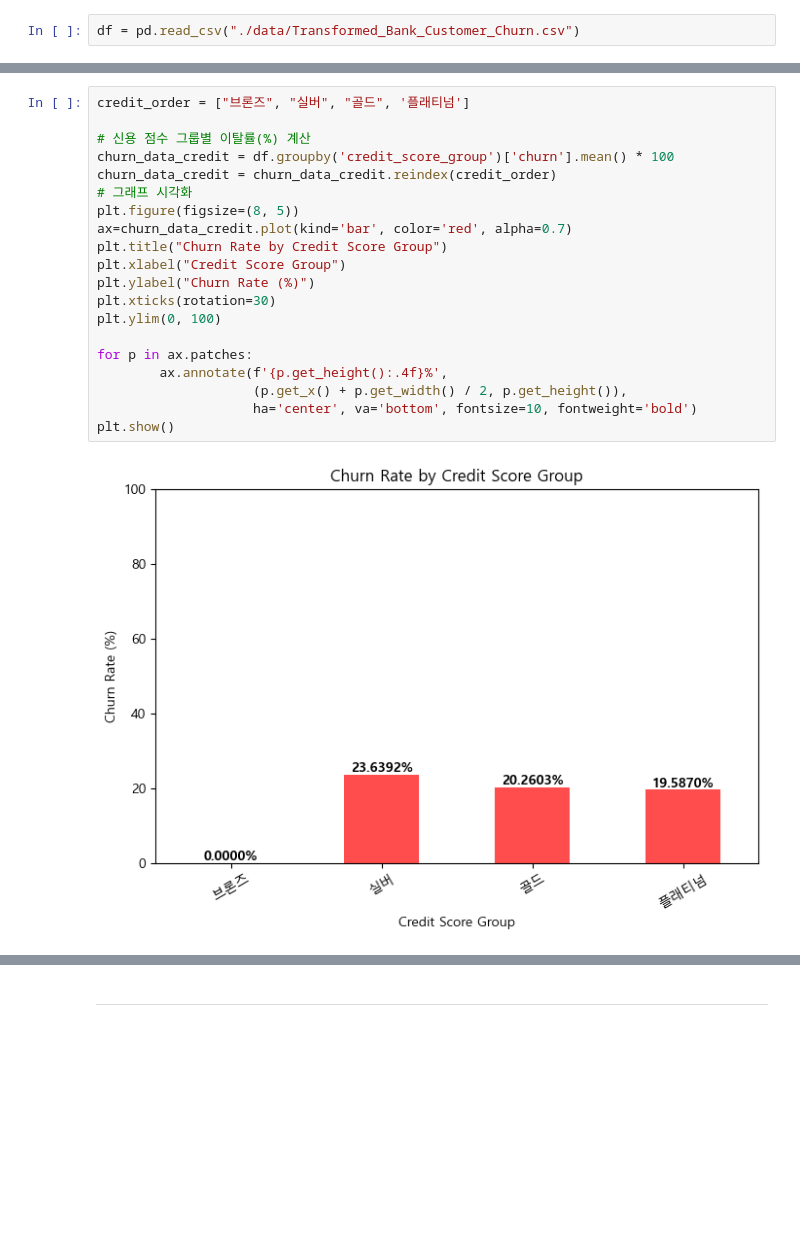
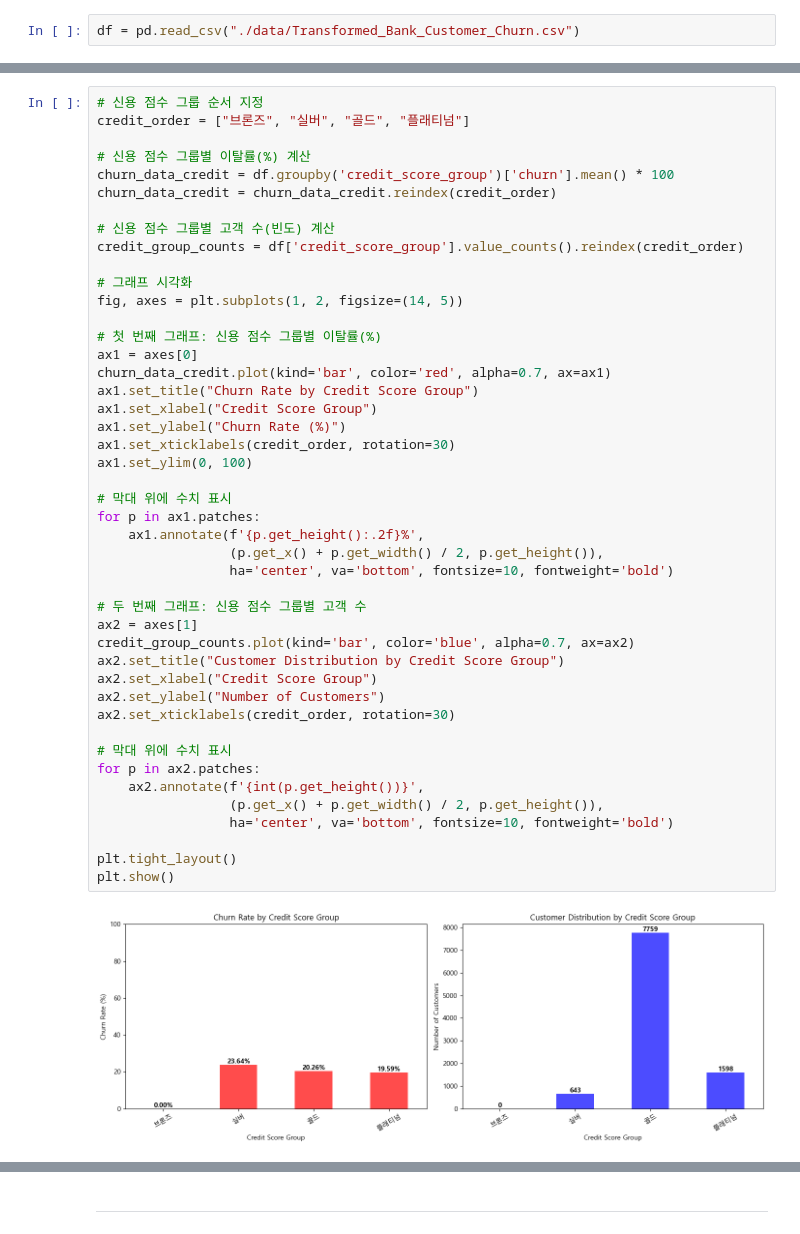
Before and after one commit to SKNETWORKS-FAMILY-AICAMP/SKN09-2nd-4Team, a Jupyter notebook: yc_preprocessing_code_review.ipynb, the cells around one changed output, grey strips where cells are left out. Drawn from its saved outputs; the diff is of its cells as text; blank space fills up the shorter version.

```diff
--- a/yc_preprocessing_code_review.ipynb
+++ b/yc_preprocessing_code_review.ipynb
@@ -79,23 +110,48 @@ plt.show()
 # %%
-credit_order = ["브론즈", "실버", "골드", '플래티넘']
+# 신용 점수 그룹 순서 지정
+credit_order = ["브론즈", "실버", "골드", "플래티넘"]
 
 # 신용 점수 그룹별 이탈률(%) 계산
 churn_data_credit = df.groupby('credit_score_group')['churn'].mean() * 100
 churn_data_credit = churn_data_credit.reindex(credit_order)
+
+# 신용 점수 그룹별 고객 수(빈도) 계산
+credit_group_counts = df['credit_score_group'].value_counts().reindex(credit_order)
+
 # 그래프 시각화
-plt.figure(figsize=(8, 5))
-ax=churn_data_credit.plot(kind='bar', color='red', alpha=0.7)
-plt.title("Churn Rate by Credit Score Group")
-plt.xlabel("Credit Score Group")
-plt.ylabel("Churn Rate (%)")
-plt.xticks(rotation=30)
-plt.ylim(0, 100)
+fig, axes = plt.subplots(1, 2, figsize=(14, 5))
 
-for p in ax.patches:
-        ax.annotate(f'{p.get_height():.4f}%',
-                    (p.get_x() + p.get_width() / 2, p.get_height()),
-                    ha='center', va='bottom', fontsize=10, fontweight='bold')
+# 첫 번째 그래프: 신용 점수 그룹별 이탈률(%)
+ax1 = axes[0]
+churn_data_credit.plot(kind='bar', color='red', alpha=0.7, ax=ax1)
+ax1.set_title("Churn Rate by Credit Score Group")
+ax1.set_xlabel("Credit Score Group")
+ax1.set_ylabel("Churn Rate (%)")
+ax1.set_xticklabels(credit_order, rotation=30)
+ax1.set_ylim(0, 100)
+
+# 막대 위에 수치 표시
+for p in ax1.patches:
+    ax1.annotate(f'{p.get_height():.2f}%',
+                 (p.get_x() + p.get_width() / 2, p.get_height()),
+                 ha='center', va='bottom', fontsize=10, fontweight='bold')
+
+# 두 번째 그래프: 신용 점수 그룹별 고객 수
+ax2 = axes[1]
+credit_group_counts.plot(kind='bar', color='blue', alpha=0.7, ax=ax2)
+ax2.set_title("Customer Distribution by Credit Score Group")
+ax2.set_xlabel("Credit Score Group")
+ax2.set_ylabel("Number of Customers")
+ax2.set_xticklabels(credit_order, rotation=30)
+
+# 막대 위에 수치 표시
+for p in ax2.patches:
+    ax2.annotate(f'{int(p.get_height())}',
+                 (p.get_x() + p.get_width() / 2, p.get_height()),
+                 ha='center', va='bottom', fontsize=10, fontweight='bold')
+
+plt.tight_layout()
 plt.show()
 # %% [output]
-[figure, old version]
+[figure, new version]
 # %%
```
Also changed, not shown: parts of 6 cells of this notebook.
